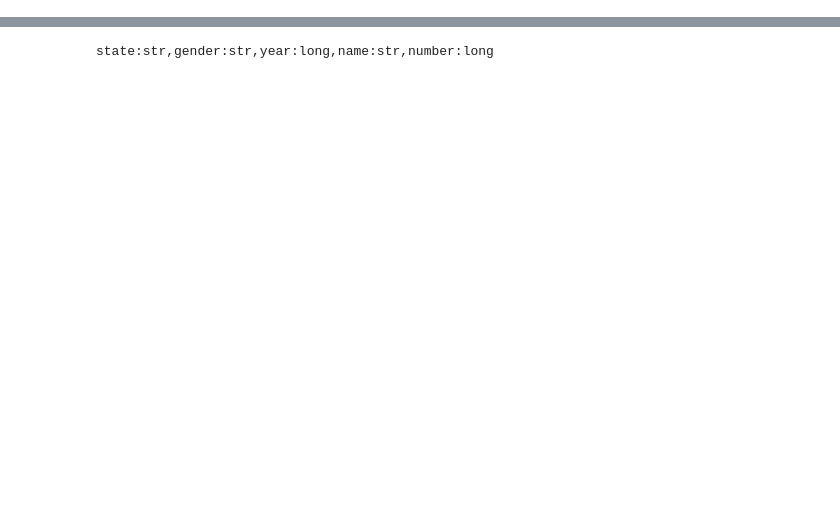
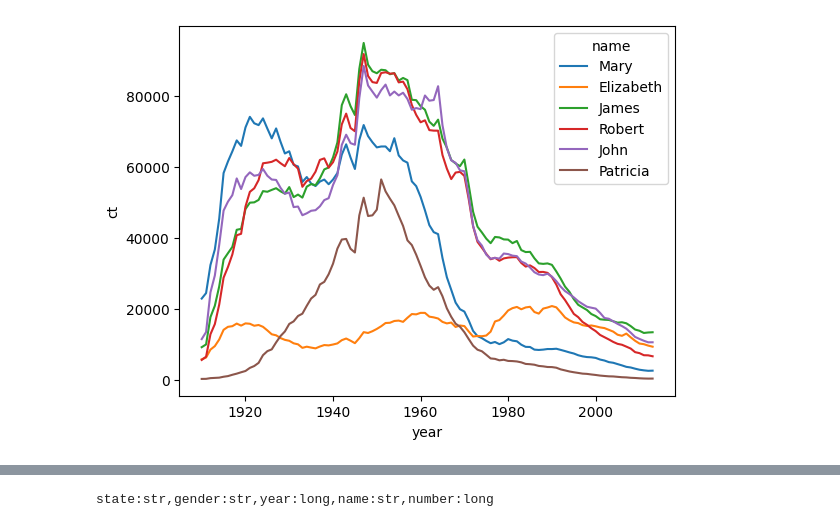
Before and after one commit to fugue-project/tutorials, a Jupyter notebook: tutorials/integrations/warehouses/bigquery.ipynb, the cells around one changed output, grey strips where cells are left out. Cells and saved outputs as stored; diff of their text form; code cells hidden in the pictures; blank space fills up the shorter version.

Commit message:
bigquery tutorial

```diff
--- a/tutorials/integrations/warehouses/bigquery.ipynb
+++ b/tutorials/integrations/warehouses/bigquery.ipynb
@@ -49,0 +72,3 @@ This function get the schema of the table or the query without execution.
+# %%
+table = "bigquery-public-data.usa_names.usa_1910_2013"
+n=3
@@ -49,0 +129,8 @@ This function get the schema of the table or the query without execution.
+# %%
+%%fsql bq
+df = SELECT name, gender, SUM(number) AS ct
+       FROM `{{table}}`
+      GROUP BY name, gender
+
+names = TAKE {{n}} ROWS FROM df PREPARTITION BY gender PRESORT ct DESC
+YIELD DATAFRAME
@@ -49,0 +156,10 @@ This function get the schema of the table or the query without execution.
+# %%
+%%fsql bq
+SELECT name, year, SUM(number) AS ct
+  FROM `{{table}}`
+ WHERE name IN (SELECT name FROM names)
+ GROUP BY name, year
+ ORDER BY year
+OUTPUT USING sns:lineplot(x="year",y="ct",hue="name")
+# %% [output]
+[figure, added]
```
Also changed, not shown: parts of 16 cells of this notebook.
